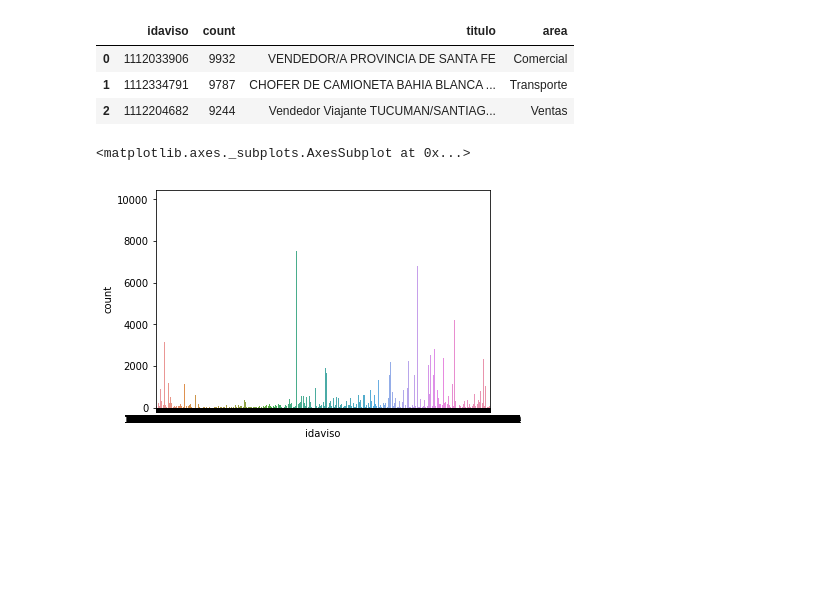
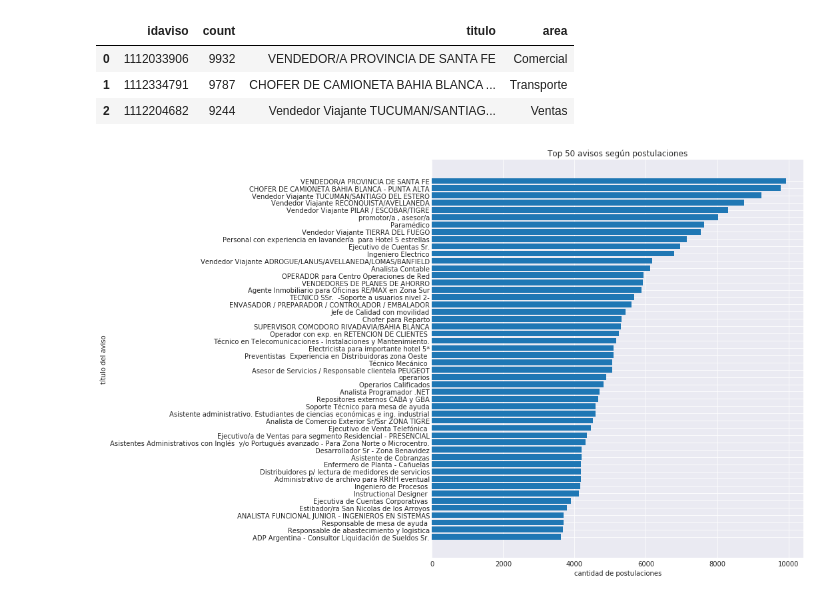
Before and after one commit to tbotalla/Datos1Q2018, a Jupyter notebook: parte1/Postulaciones.ipynb, the cells around one changed output. Saved outputs shown, nothing was run; the diff lists cells and outputs as text; code cells hidden in the pictures; blank space fills up the shorter version.

```diff
--- a/parte1/Postulaciones.ipynb
+++ b/parte1/Postulaciones.ipynb
@@ -2,6 +2,7 @@
 import pandas as pd
 import matplotlib.pyplot as plt
 import seaborn as sns
+sns.set_style('darkgrid')
 %matplotlib inline
 # %%
 vistas_raw = pd.read_csv('../data/datos_navent_fiuba/fiuba_3_vistas.csv')
@@ -101,11 +102,3 @@ top_post.head(3)
 | 0 | 1112033906 | 9932 | VENDEDOR/A PROVINCIA DE SANTA FE | Comercial |
 | 1 | 1112334791 | 9787 | CHOFER DE CAMIONETA BAHIA BLANCA ... | Transporte |
 | 2 | 1112204682 | 9244 | Vendedor Viajante TUCUMAN/SANTIAG... | Ventas |
-# %%
-plt.figure(figsize=(16,4))
-sns.countplot(data['idaviso'])
-plt.xticks()
-plt.show()
-# %% [output]
-<matplotlib.axes._subplots.AxesSubplot at 0x...>
-[figure, removed]
@@ -113,0 +105,10 @@ top_post[[]]
+# %%
+plot_data = top_post[['titulo','count']].head(50).iloc[::-1]
+plt.figure(figsize=(10,11))
+plt.title('Top 50 avisos según postulaciones')
+plt.barh(plot_data['titulo'], plot_data['count'])
+plt.xlabel('cantidad de postulaciones')
+plt.ylabel('título del aviso')
+plt.show()
+# %% [output]
+[figure, added]
```
Also changed, not shown: parts of 1 cell of this notebook.
